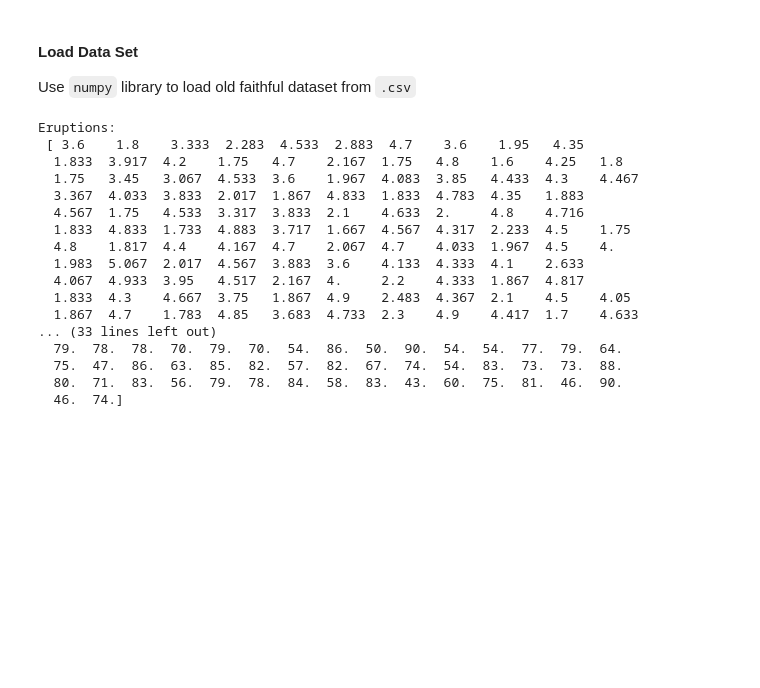
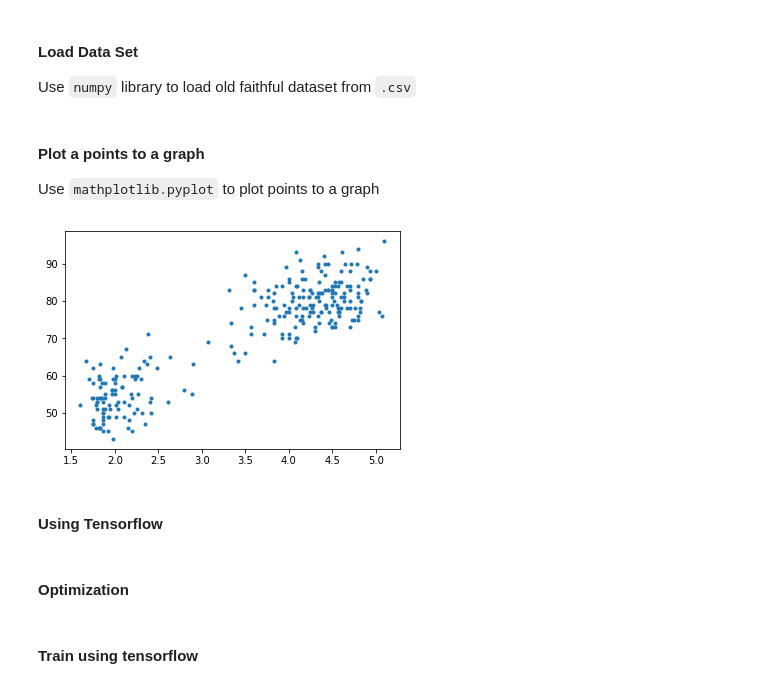
Before and after one commit to eduards-v/tensorflow-problems, a Jupyter notebook: old-faithful-dataset.ipynb, the cells around one changed output. Saved outputs shown, nothing was run; the diff lists cells and outputs as text; code cells hidden in the pictures; blank space fills up the shorter version.

```diff
--- a/old-faithful-dataset.ipynb
+++ b/old-faithful-dataset.ipynb
@@ -7,22 +7,17 @@ import numpy as np
 
 eruptions, waitings = np.loadtxt("datasets/faithful.csv", delimiter=",", usecols=(1,2),skiprows=1, unpack=True)
 
-print("Eruptions: \n", eruptions, "\n\n", "Waitings: \n", waitings)
+# print("Eruptions: \n", eruptions, "\n\n", "Waitings: \n", waitings)
-# %% [output]
-Eruptions:
- [ 3.6    1.8    3.333  2.283  4.533  2.883  4.7    3.6    1.95   4.35
-  1.833  3.917  4.2    1.75   4.7    2.167  1.75   4.8    1.6    4.25   1.8
-  1.75   3.45   3.067  4.533  3.6    1.967  4.083  3.85   4.433  4.3    4.467
-  3.367  4.033  3.833  2.017  1.867  4.833  1.833  4.783  4.35   1.883
-  4.567  1.75   4.533  3.317  3.833  2.1    4.633  2.     4.8    4.716
-  1.833  4.833  1.733  4.883  3.717  1.667  4.567  4.317  2.233  4.5    1.75
-  4.8    1.817  4.4    4.167  4.7    2.067  4.7    4.033  1.967  4.5    4.
-  1.983  5.067  2.017  4.567  3.883  3.6    4.133  4.333  4.1    2.633
-  4.067  4.933  3.95   4.517  2.167  4.     2.2    4.333  1.867  4.817
-  1.833  4.3    4.667  3.75   1.867  4.9    2.483  4.367  2.1    4.5    4.05
-  1.867  4.7    1.783  4.85   3.683  4.733  2.3    4.9    4.417  1.7    4.633
-... (33 lines left out)
-  79.  78.  78.  70.  79.  70.  54.  86.  50.  90.  54.  54.  77.  79.  64.
-  75.  47.  86.  63.  85.  82.  57.  82.  67.  74.  54.  83.  73.  73.  88.
-  80.  71.  83.  56.  79.  78.  84.  58.  83.  43.  60.  75.  81.  46.  90.
-  46.  74.]
+# %% [markdown]
+#### Plot a points to a graph
+
+Use `mathplotlib.pyplot` to plot points to a graph
+# %%
+import matplotlib.pyplot as pl
+
+pl.plot(eruptions, waitings, '.')
+pl.show()
+# %% [output]
+[figure, added]
+# %% [markdown]
+#### Using Tensorflow
@@ -28,0 +41,2 @@ Eruptions:
+# %% [markdown]
+#### Optimization
@@ -28,0 +46,2 @@ Eruptions:
+# %% [markdown]
+#### Train using tensorflow
```
Also changed, not shown: parts of 5 cells of this notebook.
